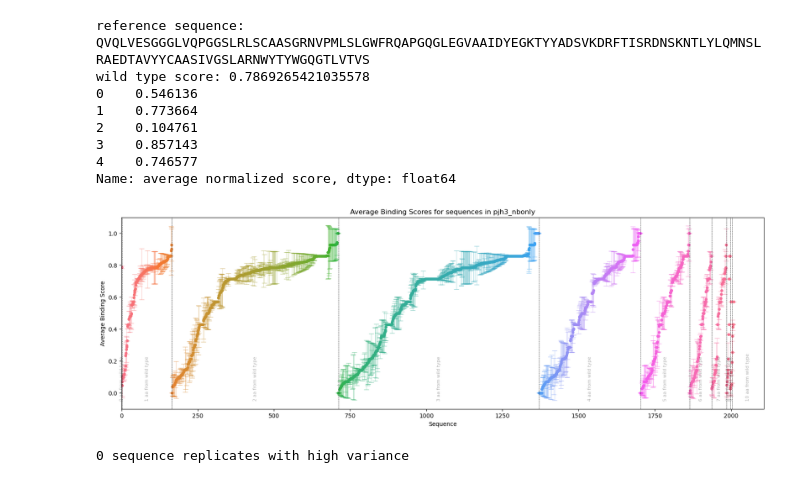
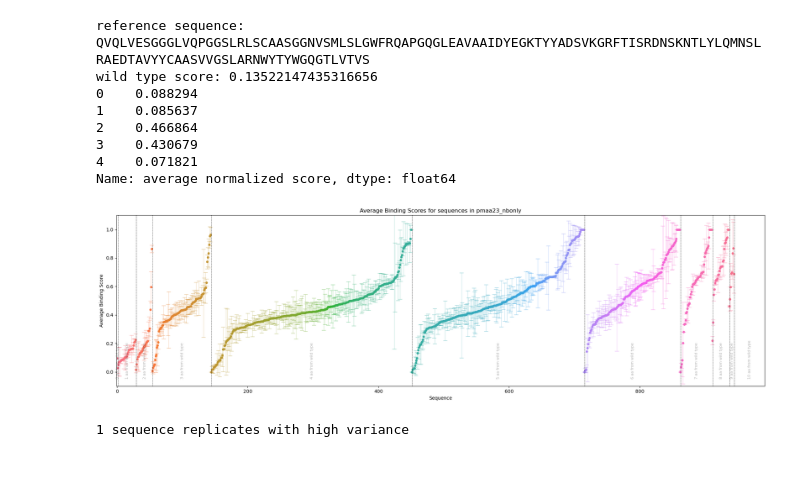
Before and after one commit to jhambale/neutral_drift_srtseq, a Jupyter notebook: 11_clean_neutvar.ipynb, the cells around one changed output. Drawn from its saved outputs; the diff is of its cells as text; code cells hidden in the pictures.

```diff
--- a/11_clean_neutvar.ipynb
+++ b/11_clean_neutvar.ipynb
@@ -79,5 +97,5 @@ print(csv_files[0])
 # %%
-for library_path in [csv_files[0]]:
+for library_path in [csv_files[-1]]:
     # import and loading
     if experiment_id == 'jh_005':
         library_type = library_path.split('/')[-2]
@@ -115,6 +133,12 @@ for library_path in [csv_files[0]]:
                 wt_score = np.mean([wt_slice[f'{score_tag_name}'].values[0],
                                     wt_slice[f'{score_tag_name2}'].values[0],
                                     wt_slice[f'{score_tag_name3}'].values[0]])
+            elif experiment_id == 'jh_014':
+                # wt_scores_reps = [wt_slice[f'{score_tag_name}'].values[0], wt_slice[f'{score_tag_name2}'].values[0]]
+                wt_score = np.mean([wt_slice[f'{score_tag_name}'].values[0],
+                                    wt_slice[f'{score_tag_name2}'].values[0],
+                                    wt_slice[f'{score_tag_name3}'].values[0],
+                                    wt_slice[f'{score_tag_name4}'].values[0]])
             else:
                 # wt_score = wt_slice[f'{score_tag_name}'].values[0]
                 wt_score = np.mean([wt_slice[f'{score_tag_name}'].values[0], wt_slice[f'{score_tag_name2}'].values[0]])
@@ -123,7 +147,7 @@ for library_path in [csv_files[0]]:
         print(f"error: {e}")
 
     # simple graph for plotting averages and err for replicate scores
-    if experiment_id == 'jh_007' or 'jh_009' or experiment_id == 'jh_011' or experiment_id == 'jh_012' or experiment_id == 'jh_013':
+    if experiment_id == 'jh_007' or 'jh_009' or experiment_id == 'jh_011' or experiment_id == 'jh_012' or experiment_id == 'jh_013' or experiment_id == 'jh_016' or experiment_id == 'jh_017':
         library_df['average normalized score'] = library_df[[f'{score_tag_name}', f'{score_tag_name2}']].mean(axis=1)
         print(library_df['average normalized score'][:5])
         library_df['normalized score error'] = library_df[[f'{score_tag_name}', f'{score_tag_name2}']].std(axis=1)
@@ -143,8 +167,19 @@ for library_path in [csv_files[0]]:
                                                     'average normalized score',
                                                     'normalized score error'])
 
+    elif experiment_id == 'jh_014':
+        library_df['average normalized score'] = library_df[[f'{score_tag_name}', f'{score_tag_name2}', f'{score_tag_name3}', f'{score_tag_name4}']].mean(axis=1)
+        print(library_df['average normalized score'][:5])
 
-    if experiment_id == 'jh_007' or experiment_id == 'jh_008' or experiment_id == 'jh_009' or experiment_id == 'jh_011' or experiment_id == 'jh_012' or experiment_id == 'jh_013':
+        library_df['normalized score error'] = library_df[[f'{score_tag_name}', f'{score_tag_name2}', f'{score_tag_name3}', f'{score_tag_name4}']].std(axis=1)
+        print(library_df['normalized score error'][:5])
+
+        library_org_df = library_df.sort_values(by=['number_aa_mutations',
+                                                    'average normalized score',
+                                                    'normalized score error'])
+
+
+    if experiment_id == 'jh_007' or experiment_id == 'jh_008' or experiment_id == 'jh_009' or experiment_id == 'jh_011' or experiment_id == 'jh_012' or experiment_id == 'jh_013' or experiment_id == 'jh_014' or experiment_id == 'jh_016' or  experiment_id == 'jh_017':
         org_outpath = f'../../minibinders_orthorep_data/minibinders_orthorep_outputs/{experiment_id}/neutral_drift_library/plots/seqs_avgscores.png'
         colors_org = sns.color_palette("husl", len(library_org_df))
         wtdistances_org = []
@@ -153,51 +188,49 @@ for library_path in [csv_files[0]]:
         for seq in range(len(library_org_df)):
             score_avg = library_org_df['average normalized score'].iloc[seq]
             score_err = library_org_df['normalized score error'].iloc[seq]
-            if score_err < (math.ceil(1/3*100)/100):
-                plt.plot(seq, score_avg, marker = 'o', ms=4, color=colors_org[seq])
-                plt.errorbar(seq, score_avg, yerr=score_err, capsize=4, elinewidth=0.5, alpha=0.5, color=colors_org[seq])
-                wtdistances_org.append(library_org_df['number_aa_mutations'].iloc[seq])
-            else:
+            plt.plot(seq, score_avg, marker = 'o', ms=4, color=colors_org[seq])
+            plt.errorbar(seq, score_avg, yerr=score_err, capsize=4, elinewidth=0.5, alpha=0.5, color=colors_org[seq])
+            wtdistances_org.append(library_org_df['number_aa_mutations'].iloc[seq])
+            if score_err > (math.ceil(1/3*100)/100):
                 high_var.append(seq)
 
         plt.xlabel('Sequence')
         plt.ylabel('Average Binding Score')
         plt.title(f'Average Binding Scores for sequences in {fasta_name}')
         # plt.legend(loc = 'upper right', bbox_to_anchor=(1.4, 1), borderaxespad=0, frameon=False)
         plt.ylim(-0.1,1.1)
         plt.xlim(-0.5,None)
 
         xmino, xmaxo = plt.xlim()
         linedist_org = []
         linedist_org.append(0)
         for disto in range(len(wtdistances_org[:-1])):
             if wtdistances_org[disto] != wtdistances_org[disto+1]:
                 nextdisto = wtdistances_org[disto+1] - wtdistances_org[disto] # will determine the number of lines plotted
-                # print(f"num lines: {nextdist}")
                 for lineo in range(nextdisto):
                     linexo = (disto+1.5)+(lineo/nextdisto * 0.4) # max line occupancy is within 0.1 of the next context
                     plt.axvline(linexo, color = 'k', linestyle='--', linewidth=0.5)
                     linedist_org.append(linexo)
-                # print(linedist)
+                # print(linedist_org)
                 plt.text((linedist_org[-1]+linedist_org[-(int(nextdisto)+1)])/2, -0.05, f"{wtdistances_org[disto]} aa from wild type", ha='center', va='bottom', rotation = 90, alpha = 0.3, size = 8)
         plt.text((xmaxo+linedist_org[-1])/2, -0.05, f"{wtdistances_org[-1]} aa from wild type", ha='center', va='bottom', rotation = 90, alpha = 0.3, size = 8)
-        # plt.tight_layout()
+        plt.tight_layout()
         plt.savefig(org_outpath, bbox_inches='tight', dpi=400)
         plt.show()
         plt.close()
 
     print(f'{len(high_var)} sequence replicates with high variance')
 # %% [output]
-reference sequence: QVQLVESGGGLVQPGGSLRLSCAASGRNVPMLSLGWFRQAPGQGLEGVAAIDYEGKTYYADSVKDRFTISRDNSKNTLYLQMNSLRAEDTAVYYCAASIVGSLARNWYTYWGQGTLVTVS
-wild type score: 0.7869265421035578
-0    0.546136
-1    0.773664
-2    0.104761
-3    0.857143
-4    0.746577
+reference sequence: QVQLVESGGGLVQPGGSLRLSCAASGGNVSMLSLGWFRQAPGQGLEAVAAIDYEGKTYYADSVKGRFTISRDNSKNTLYLQMNSLRAEDTAVYYCAASVVGSLARNWYTYWGQGTLVTVS
+wild type score: 0.13522147435316656
+0    0.088294
+1    0.085637
+2    0.466864
+3    0.430679
+4    0.071821
 Name: average normalized score, dtype: float64
-[figure, old version]
+[figure, new version]
-0 sequence replicates with high variance
+1 sequence replicates with high variance
 # %%
     #create families of single mutants from aa sequences within the library
 
```
Also changed, not shown: parts of 3 cells of this notebook, 2 other files.
